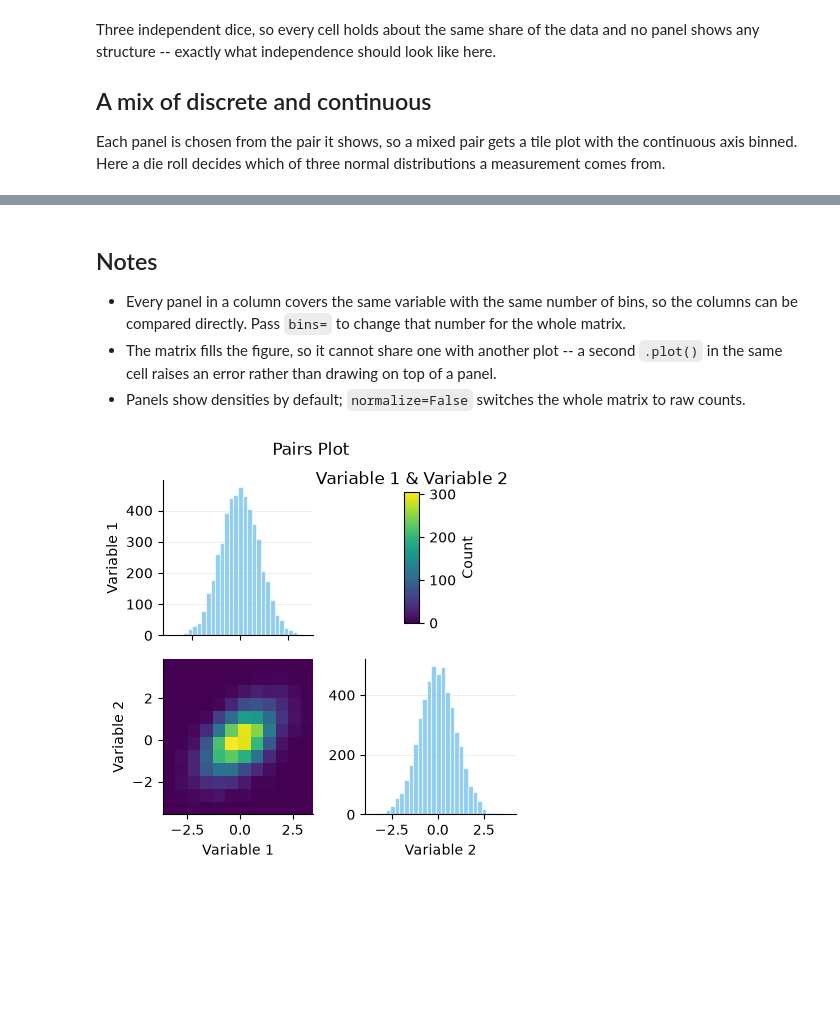
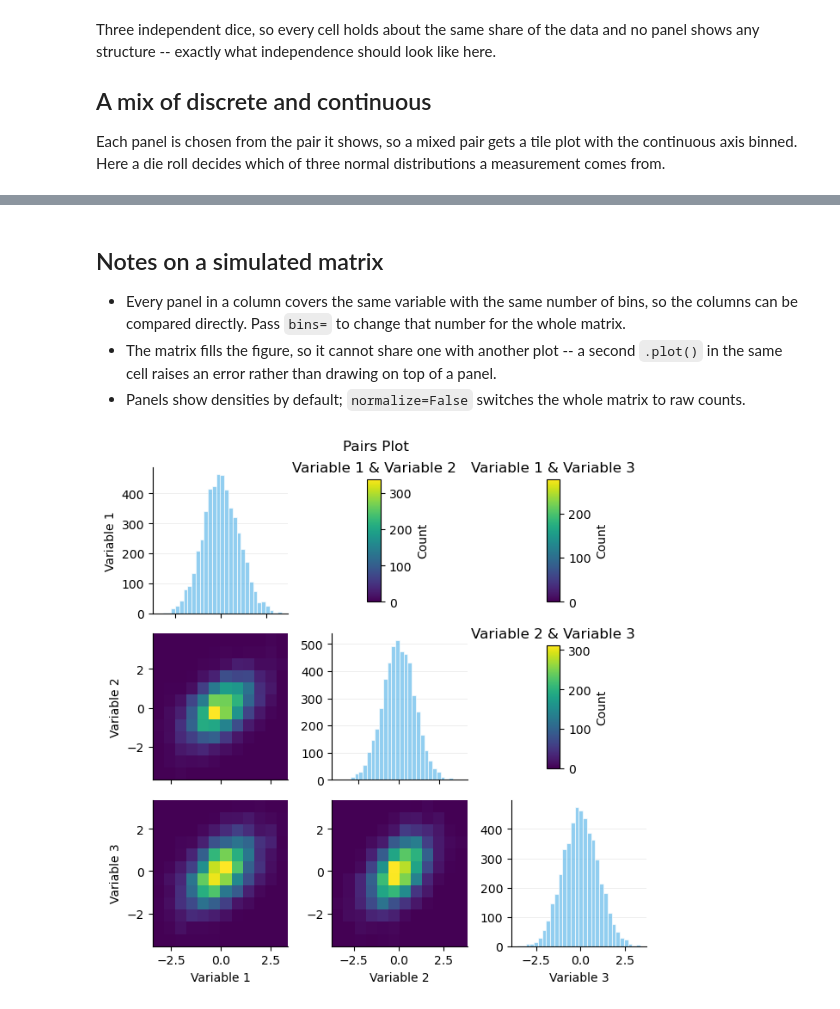
Before and after one commit to calpoly-symbulate/symbulate, a Jupyter notebook: team/simulated_pairs_plot_demo.ipynb, the cells around one changed output, grey strips where cells are left out. Drawn from its saved outputs; the diff is of its cells as text; code cells hidden in the pictures; blank space fills up the shorter version.

```diff
--- a/team/simulated_pairs_plot_demo.ipynb
+++ b/team/simulated_pairs_plot_demo.ipynb
@@ -100,5 +108,5 @@ five.plot(dims=(0, 2, 4))  # the 1st, 3rd and 5th
 # %% [markdown]
-## Notes
+## Notes on a simulated matrix
 
 - Every panel in a column covers the same variable with the same number of bins, so the
   columns can be compared directly. Pass `bins=` to change that number for the whole matrix.
@@ -107,8 +115,8 @@ five.plot(dims=(0, 2, 4))  # the 1st, 3rd and 5th
 - Panels show densities by default; `normalize=False` switches the whole matrix to raw
   counts.
 # %%
-five.plot(dims=(0, 1), bins=12, normalize=False)
+Y[[0, 1, 2]].sim(5000).plot(bins=12, normalize=False)
 # %% [output]
-[figure, old version]
+[figure, new version]
 # %%
 # type = "path" creates previous default sample path plot
```
Also changed, not shown: parts of 19 cells of this notebook, 14 other files.
